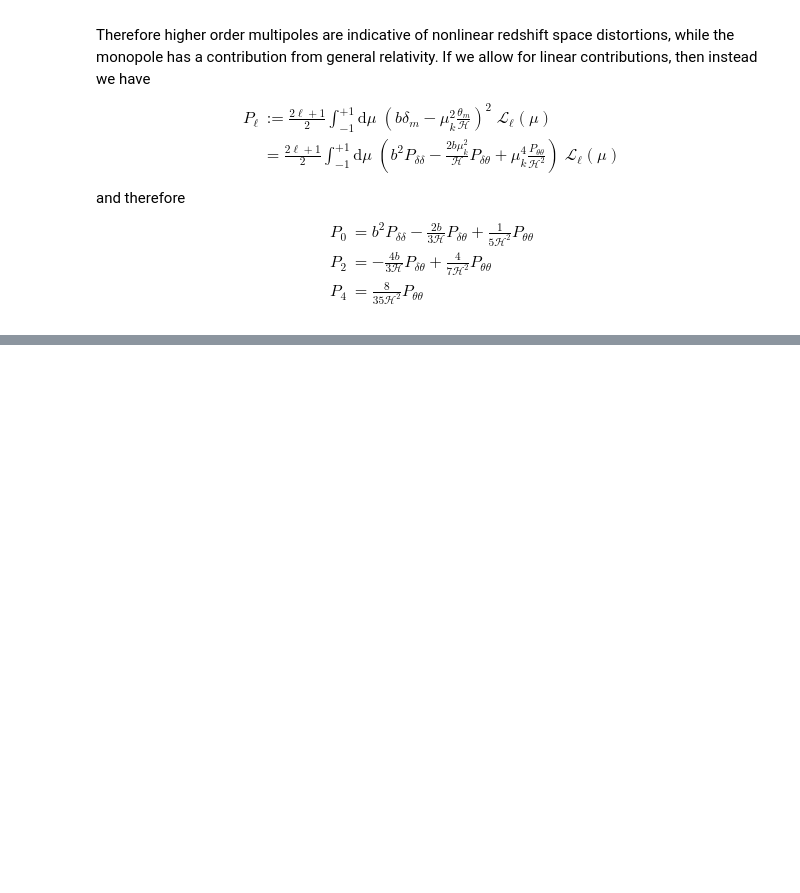
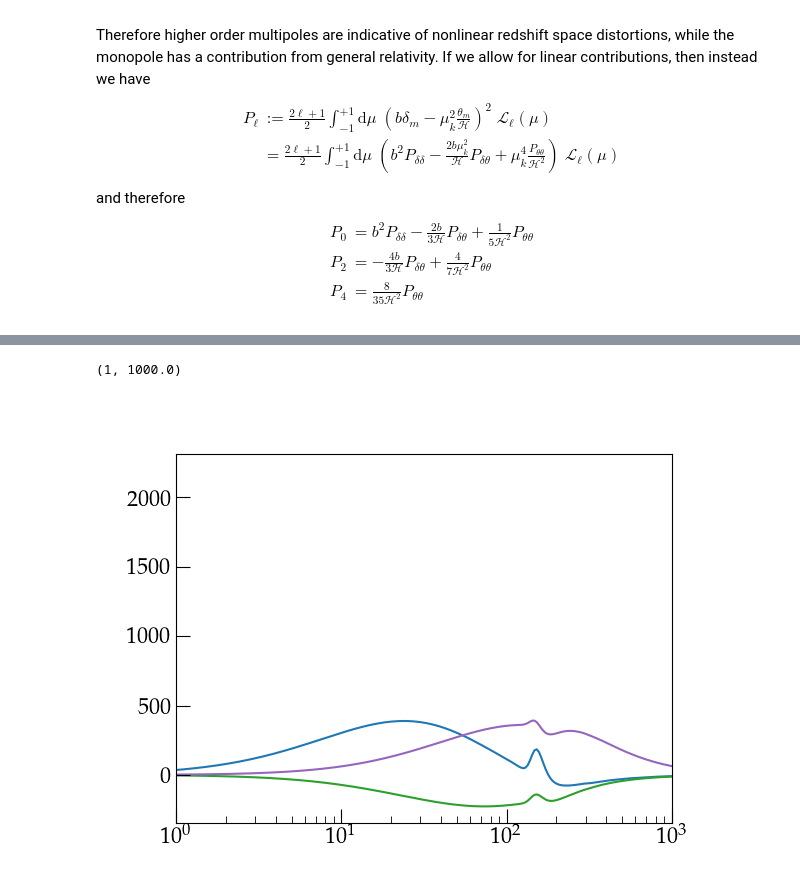
Before and after one commit to ohahn/DISCO-EB, a Jupyter notebook: nb_pylinger_correlation_functions.ipynb, the cells around one changed output, grey strips where cells are left out. Saved outputs shown, nothing was run; the diff lists cells and outputs as text; code cells hidden in the pictures; blank space fills up the shorter version.

```diff
--- a/nb_pylinger_correlation_functions.ipynb
+++ b/nb_pylinger_correlation_functions.ipynb
@@ -204,6 +206,17 @@ def xi_RSD_of_cosmo( args ):
 # %%
 
 dy = jax.jacfwd(xi_RSD_of_cosmo)(fiducial_cosmo_param)
+# %%
+fig, ax = plt.subplots()
+
+ax.semilogx( r, r**2 * jnp.real(xi0), c='C0')
+ax.semilogx( r, r**2 * jnp.real(xi2), c='C2' )
+ax.semilogx( r, r**2 * jnp.real(xi4) * 30, c='C4' )
+
+ax.set_xlim(1,1e3)
+# %% [output]
+(1, 1000.0)
+[figure, added]
 # %%
 ## make the plot
 plt.rcParams['axes.titley'] = 1.0    # y is in axes-relative coordinates.
```
Also changed, not shown: parts of 4 cells of this notebook, 5 other files.
